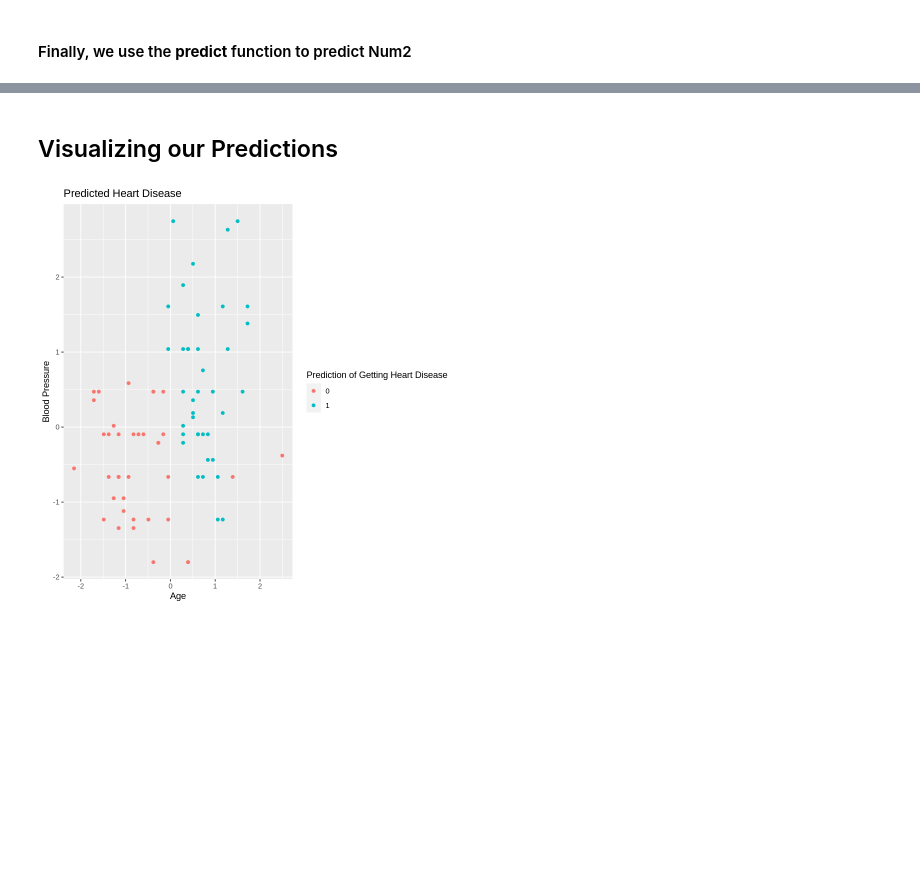
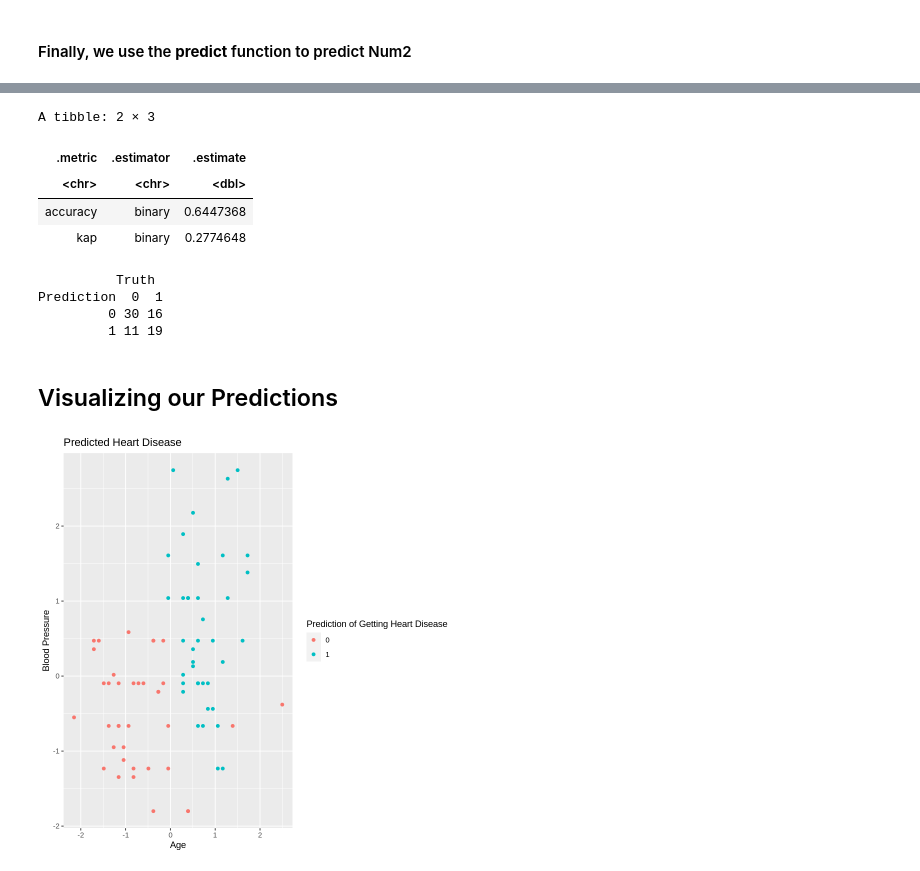
Before and after one commit to mikibarra034/dsci-100-template, a Jupyter notebook: project_report.ipynb, the cells around one changed output, grey strips where cells are left out. Saved outputs shown, nothing was run; the diff lists cells and outputs as text; code cells hidden in the pictures; blank space fills up the shorter version.

```diff
--- a/project_report.ipynb
+++ b/project_report.ipynb
@@ -342,4 +342,25 @@ A tibble: 6 × 16
 | 1 | 1.0577955 | 1 | 1 | -1.23239090 | -0.6893626 | 0 | 2 | 144 | 1 | 1.8 | ... |
+# %%
+cleveland_prediction_accuracy <- cleveland_prediction |>
+                                    metrics(truth = Num2, estimate = .pred_class)
+
+cleveland_prediction_accuracy
+# %% [output]
+A tibble: 2 × 3
+| .metric | .estimator | .estimate |
+| <chr> | <chr> | <dbl> |
+| accuracy | binary | 0.6447368 |
+| kap | binary | 0.2774648 |
+# %%
+cleveland_prediction_conf_mat <- cleveland_prediction |>
+                                    conf_mat(truth = Num2, estimate = .pred_class)
+
+cleveland_prediction_conf_mat
+# %% [output]
+          Truth
+Prediction  0  1
+         0 30 16
+         1 11 19
 # %% [markdown]
 ## Visualizing our Predictions
 # %%
```
Also changed, not shown: parts of 15 cells of this notebook.
